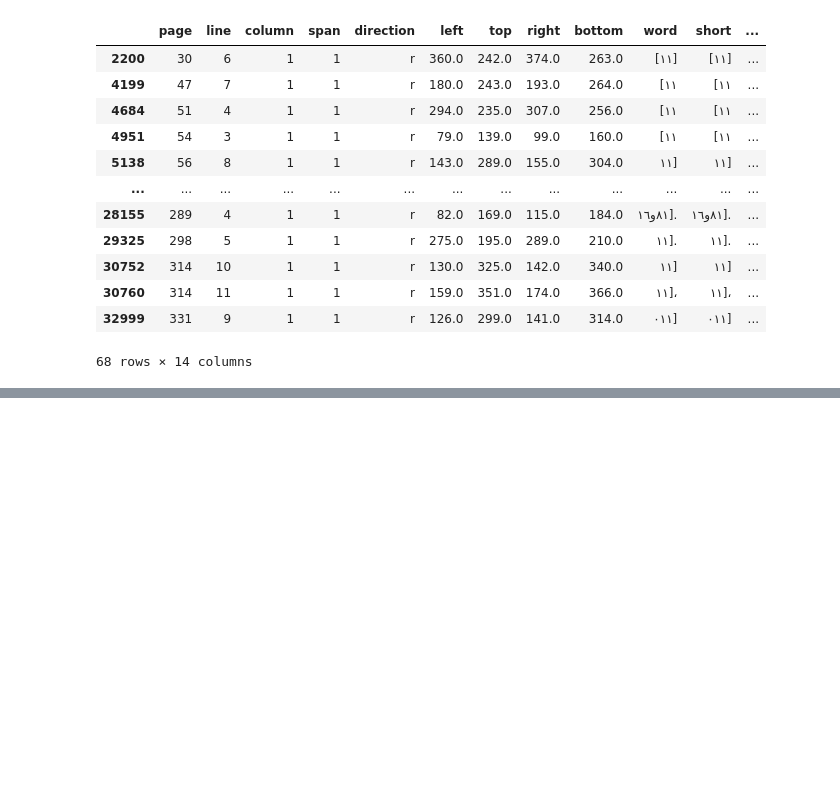
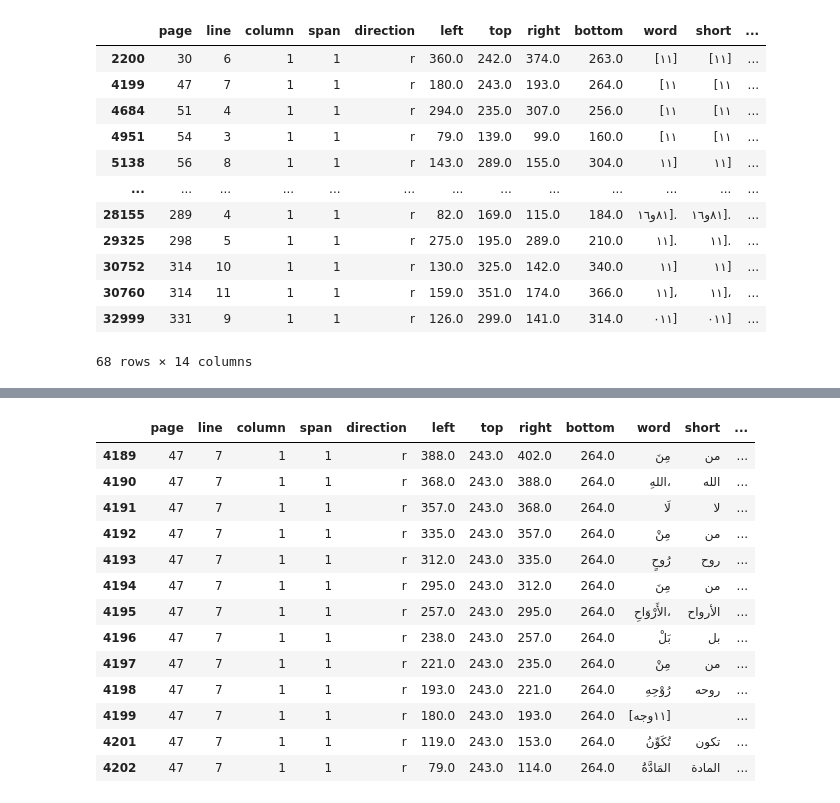
Before and after one commit to among/fusus, a Jupyter notebook: fusust-text-laboratory/FususReworking.ipynb, the cells around one changed output, grey strips where cells are left out. Cells and saved outputs as stored; diff of their text form; code cells hidden in the pictures; blank space fills up the shorter version.

```diff
--- a/fusust-text-laboratory/FususReworking.ipynb
+++ b/fusust-text-laboratory/FususReworking.ipynb
@@ -115,0 +199,5 @@ fusus[fusus.haspunct.str.contains(pat='١١')]
+# %%
+allwahj = fusus[(fusus.word.str.contains(pat='ظهر')) & (fusus.word.str.contains(pat='\[')) & (fusus.word.str.contains(pat='\]'))].index.tolist()
+# %%
+for i in allwahj:
+    fusus.iloc[i, fusus.columns.get_loc("haspunct")] = ""
@@ -115,0 +247,2 @@ fusus[fusus.haspunct.str.contains(pat='١١')]
+# %%
+fusus.QunawiMS = fusus.QunawiMS.ffill()
@@ -115,0 +271,17 @@ fusus[fusus.haspunct.str.contains(pat='١١')]
+# %%
+fusus[(fusus['page']==47) & (fusus.line==7)]
+# %% [output]
+|  | page | line | column | span | direction | left | top | right | bottom | word | short | ... |
+| 4189 | 47 | 7 | 1 | 1 | r | 388.0 | 243.0 | 402.0 | 264.0 | مِنَ | من | ... |
+| 4190 | 47 | 7 | 1 | 1 | r | 368.0 | 243.0 | 388.0 | 264.0 | اللهِ، | الله | ... |
+| 4191 | 47 | 7 | 1 | 1 | r | 357.0 | 243.0 | 368.0 | 264.0 | لَا | لا | ... |
+| 4192 | 47 | 7 | 1 | 1 | r | 335.0 | 243.0 | 357.0 | 264.0 | مِنْ | من | ... |
+| 4193 | 47 | 7 | 1 | 1 | r | 312.0 | 243.0 | 335.0 | 264.0 | رُوحٍ | روح | ... |
+| 4194 | 47 | 7 | 1 | 1 | r | 295.0 | 243.0 | 312.0 | 264.0 | مِنَ | من | ... |
+| 4195 | 47 | 7 | 1 | 1 | r | 257.0 | 243.0 | 295.0 | 264.0 | الأَرْوَاحِ، | الأرواح | ... |
+| 4196 | 47 | 7 | 1 | 1 | r | 238.0 | 243.0 | 257.0 | 264.0 | بَلْ | بل | ... |
+| 4197 | 47 | 7 | 1 | 1 | r | 221.0 | 243.0 | 235.0 | 264.0 | مِنْ | من | ... |
+| 4198 | 47 | 7 | 1 | 1 | r | 193.0 | 243.0 | 221.0 | 264.0 | رُوْحِهِ | روحه | ... |
+| 4199 | 47 | 7 | 1 | 1 | r | 180.0 | 243.0 | 193.0 | 264.0 | [١١وجه] |  | ... |
+| 4201 | 47 | 7 | 1 | 1 | r | 119.0 | 243.0 | 153.0 | 264.0 | تُكَوِّنُ | تكون | ... |
+| 4202 | 47 | 7 | 1 | 1 | r | 79.0 | 243.0 | 114.0 | 264.0 | المَادَّةُ | المادة | ... |
```
Also changed, not shown: parts of 16 cells of this notebook, 1 other file.
